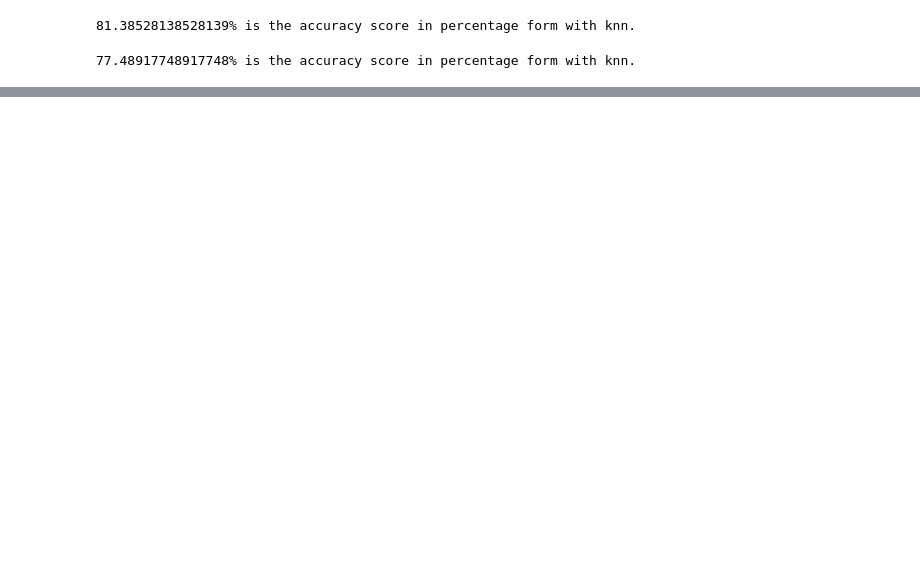
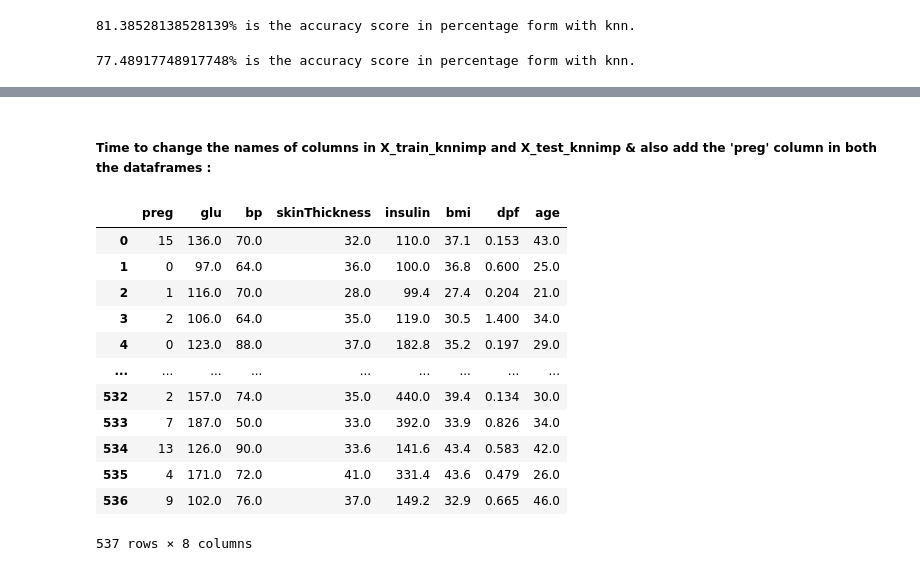
Before and after one commit to Patel27-S/Diabetes-Prediction---Data-Mining, a Jupyter notebook: DiabetesPrediction.ipynb, the cells around one changed output, grey strips where cells are left out. Cells and saved outputs as stored; diff of their text form; code cells hidden in the pictures; blank space fills up the shorter version.

```diff
--- a/DiabetesPrediction.ipynb
+++ b/DiabetesPrediction.ipynb
@@ -1329,0 +1590,4 @@ DecisionTreeClassifier(criterion='entropy', max_depth=22,
+# %%
+X_train_knnimp = knn_imp.transform(X_train_)
+# %%
+X_test_knnimp = knn_imp.transform(X_test_)
@@ -1329,0 +1614,3 @@ DecisionTreeClassifier(criterion='entropy', max_depth=22,
+# %%
+X_train_knnimp = pd.DataFrame(X_train_knnimp)
+X_test_knnimp = pd.DataFrame(X_test_knnimp)
@@ -1329,0 +1649,25 @@ DecisionTreeClassifier(criterion='entropy', max_depth=22,
+# %% [markdown]
+##### Time to change the names of columns in X_train_knnimp and X_test_knnimp & also add the 'preg' column in both the dataframes :
+# %%
+X_train_knnimp.columns = X_test_knnimp.columns = \
+[ 'glu', 'bp', 'skinThickness', 'insulin', 'bmi', 'dpf', 'age']
+# %%
+preg = np.array(X_train['preg'])
+
+X_train_knnimp.insert(0, "preg", preg, True)
+
+X_train_knnimp
+# %% [output]
+|  | preg | glu | bp | skinThickness | insulin | bmi | dpf | age |
+| 0 | 15 | 136.0 | 70.0 | 32.0 | 110.0 | 37.1 | 0.153 | 43.0 |
+| 1 | 0 | 97.0 | 64.0 | 36.0 | 100.0 | 36.8 | 0.600 | 25.0 |
+| 2 | 1 | 116.0 | 70.0 | 28.0 | 99.4 | 27.4 | 0.204 | 21.0 |
+| 3 | 2 | 106.0 | 64.0 | 35.0 | 119.0 | 30.5 | 1.400 | 34.0 |
+| 4 | 0 | 123.0 | 88.0 | 37.0 | 182.8 | 35.2 | 0.197 | 29.0 |
+| ... | ... | ... | ... | ... | ... | ... | ... | ... |
+| 532 | 2 | 157.0 | 74.0 | 35.0 | 440.0 | 39.4 | 0.134 | 30.0 |
+| 533 | 7 | 187.0 | 50.0 | 33.0 | 392.0 | 33.9 | 0.826 | 34.0 |
+| 534 | 13 | 126.0 | 90.0 | 33.6 | 141.6 | 43.4 | 0.583 | 42.0 |
+| 535 | 4 | 171.0 | 72.0 | 41.0 | 331.4 | 43.6 | 0.479 | 26.0 |
+| 536 | 9 | 102.0 | 76.0 | 37.0 | 149.2 | 32.9 | 0.665 | 46.0 |
+537 rows × 8 columns
```
Also changed, not shown: parts of 101 cells of this notebook.
